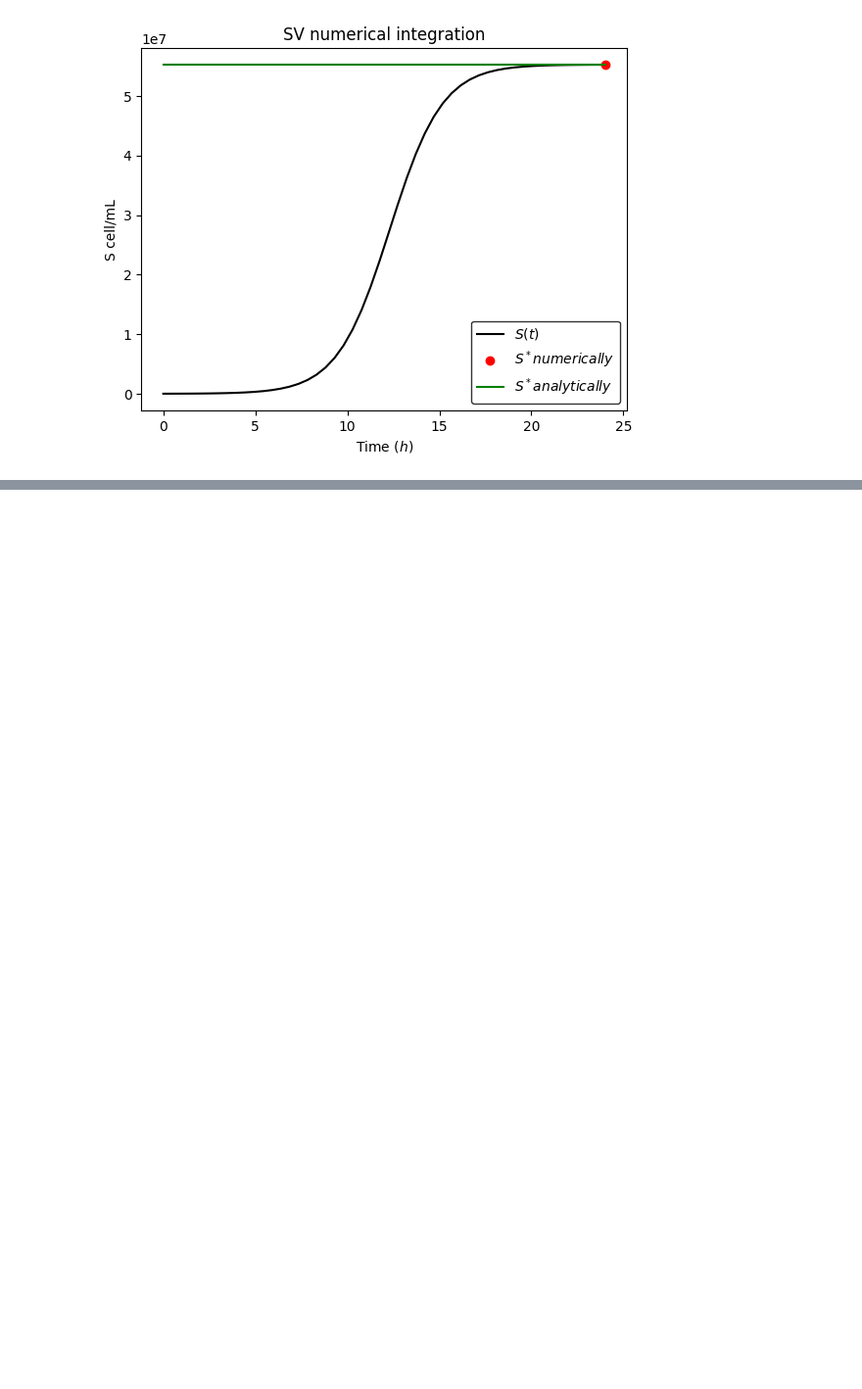
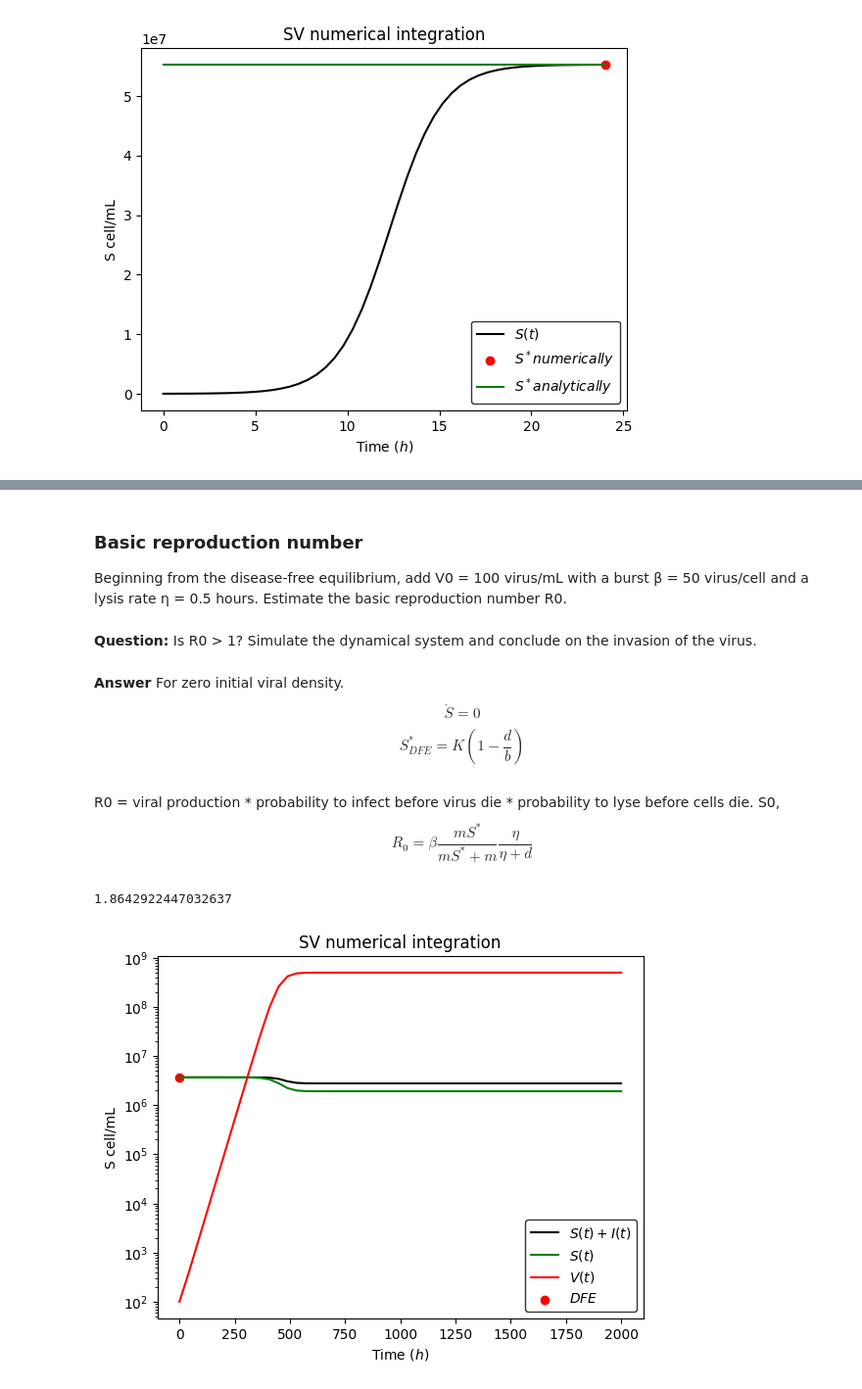
Before and after one commit to RaunakDey/phageschool2025, a Jupyter notebook: docs/day1_eco_evo_principles/python_exercises_day1.ipynb, the cells around one changed output, grey strips where cells are left out. Shown at 98% size. Cells and saved outputs as stored; diff of their text form; code cells hidden in the pictures; blank space fills up the shorter version.

```diff
--- a/docs/day1_eco_evo_principles/python_exercises_day1.ipynb
+++ b/docs/day1_eco_evo_principles/python_exercises_day1.ipynb
@@ -100,0 +303,37 @@ Text(0.5, 1.0, 'SV numerical integration')
+# %% [markdown]
+### Basic reproduction number
+
+Beginning from the disease-free equilibrium, add V0 = 100 virus/mL with a burst β = 50 virus/cell
+and a lysis rate η = 0.5 hours. Estimate the basic reproduction number R0.
+# %% [markdown]
+**Question:** Is R0 > 1? Simulate the dynamical system and conclude on the invasion of the virus.
+# %% [markdown]
+**Answer** For zero initial viral density.
+$$ \dot{S} = 0$$
+$$ S^*_{DFE} = K(1-\frac{d}{b})$$
+# %% [markdown]
+R0 = viral production * probability to infect before virus die * probability to lyse before cells
+die.
+S0, $$ R_0 = \beta  \frac{mS^*}{mS^*+m} \frac{\eta}{\eta+d}$$
+# %%
+#Estimate the R0
+# parameters
+pars={}
+pars["phi"] = 6.7E-10
+pars["m"] = 1/24
+pars["d"] = 1/4
+pars["b"] = 0.95
+pars["K"] = 5E6
+pars["beta"] = 50
+pars["eta"] = 0.5
+# DFE
+S_DFE = pars["K"]*(1-pars["d"]/pars["b"])
+prod = pars["beta"]
+proba_lyse = pars["phi"]*S_DFE/(pars["phi"]*S_DFE+pars["m"])
+proba_inf = pars["eta"]/(pars["eta"]+pars["d"])
+
+
+R0 = prod*proba_lyse*proba_inf
+print(R0)
+# %% [output]
+1.8642922447032637
@@ -100,0 +364,35 @@ Text(0.5, 1.0, 'SV numerical integration')
+# %%
+# Numerical time
+t0 = 0 # Initial time
+tf = 2000 # Final time
+T = np.linspace(t0,tf) # time steps to report
+# parameters
+pars={}
+pars["phi"] = 6.7E-10
+pars["m"] = 1/24
+pars["d"] = 1/4
+pars["b"] = 0.95
+pars["K"] = 5E6
+pars["beta"] = 50
+pars["eta"] = 0.5
+# Initial population size
+y0 = np.zeros(3)
+y0[0] = S_DFE;
+y0[2] = 100;
+# integration
+dy = integrate.odeint(SIV_ode,y0,T,args=(pars,))
+S = dy[:,0]
+I = dy[:,1]
+V = dy[:,2]
+# plot
+plt.semilogy(T,S+I,'k', label="$S(t)+I(t)$")
+plt.semilogy(T,S,'g', label="$S(t)$")
+plt.semilogy(T,V,'r', label="$V(t)$")
+plt.scatter(0,S_DFE,color='red', label="$DFE$")
+plt.legend(edgecolor='k')
+plt.xlabel('Time ($h$)')
+plt.ylabel('S cell/mL')
+plt.title("SV numerical integration")
+plt.show()
+# %% [output]
+[figure, added]
```
Also changed, not shown: parts of 33 cells of this notebook, 11 other files.
